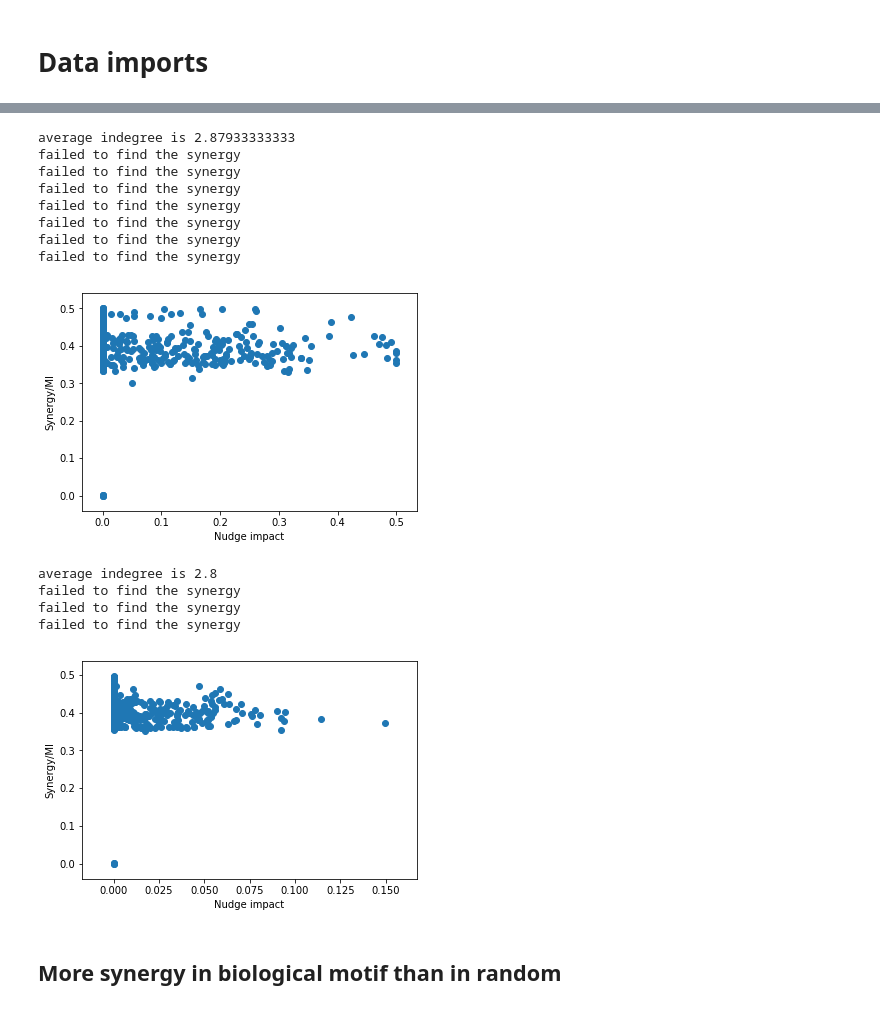
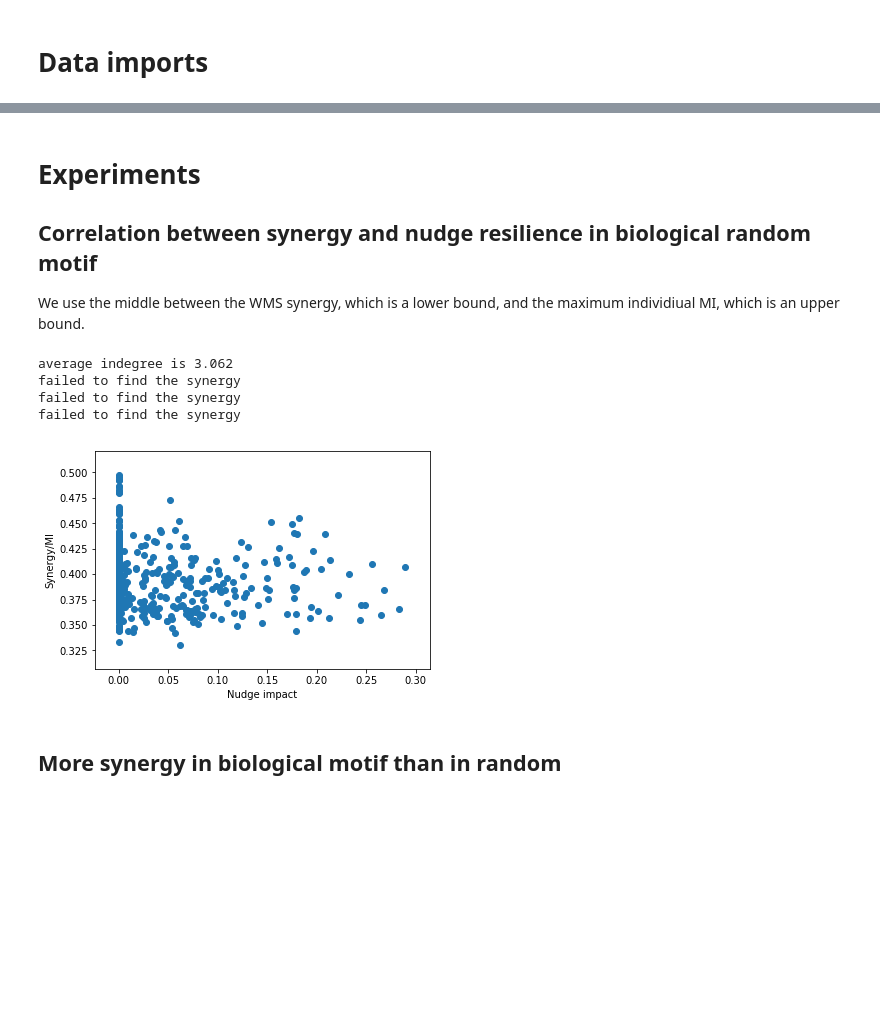
Before and after one commit to dgoldsb/synergy-jointpdf, a Jupyter notebook: scripts/discrete_nudge/experiments.ipynb, the cells around one changed output, grey strips where cells are left out. Cells and saved outputs as stored; diff of their text form; code cells hidden in the pictures; blank space fills up the shorter version.

```diff
--- a/scripts/discrete_nudge/experiments.ipynb
+++ b/scripts/discrete_nudge/experiments.ipynb
@@ -22,41 +58,22 @@ First, we generate 50 random motifs of size 3. We use the WMS synergy, which is
+# %% [markdown]
+# Experiments
+
+## Correlation between synergy and nudge resilience in biological random motif
+
+We use the middle between the  WMS synergy, which is a lower bound, and the maximum individiual MI, which is an upper bound.
 # %%
 # create a network motif
-motifs, indegree_avg = generator.generate_motifs(samplesize=500, no_nodes=3, numvalues=2, conflict_rule='totaleffect')
+motifs, indegree_avg = generator.generate_motifs(samplesize=500, no_nodes=3, numvalues=3, conflict_rule='totaleffect')
 print("average indegree is "+str(indegree_avg))
-
-# check which are high in synergy and have 0 impact
-#for motif in motifs:
-#    motif.evaluate_motif()
-#    if measures.synergy_middleground(motif) > 1:
-#        print(motif.grn_vars["rules"])
-#        table = visualize.state_transition_table(motif, 'totaleffect')
-#        display(HTML(tabulate.tabulate(table, tablefmt='html')))
 
 # make a plot with WMS synergy
 visualize.scatterplot_synergy_nudgeimpact(motifs, 3, 0.5, measures.synergy_middleground)
 # %% [output]
-average indegree is 2.87933333333
+average indegree is 3.062
 failed to find the synergy
 failed to find the synergy
 failed to find the synergy
-failed to find the synergy
-failed to find the synergy
-failed to find the synergy
-failed to find the synergy
-[figure, old version]
+[figure, new version]
-# %%
-# create a network motif
-motifs, indegree_avg = generator.generate_motifs(samplesize=500, no_nodes=3, numvalues=5, conflict_rule='totaleffect')
-print("average indegree is "+str(indegree_avg))
-
-# make a plot with WMS synergy
-visualize.scatterplot_synergy_nudgeimpact(motifs, 3, 0.5, measures.synergy_middleground)
-# %% [output]
-average indegree is 2.8
-failed to find the synergy
-failed to find the synergy
-failed to find the synergy
-[figure, removed]
 # %%
 # create a network motif
 motifs, indegree_avg = generator.generate_motifs(samplesize=500, no_nodes=3, numvalues=3, conflict_rule='totaleffect')
```
Also changed, not shown: parts of 2 cells of this notebook, 6 other files.
